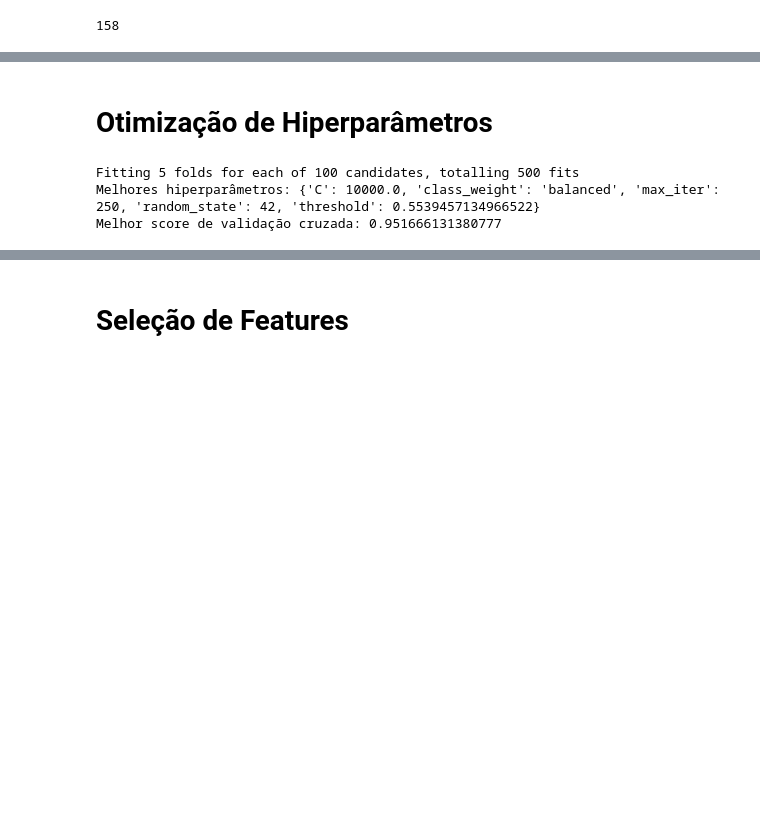
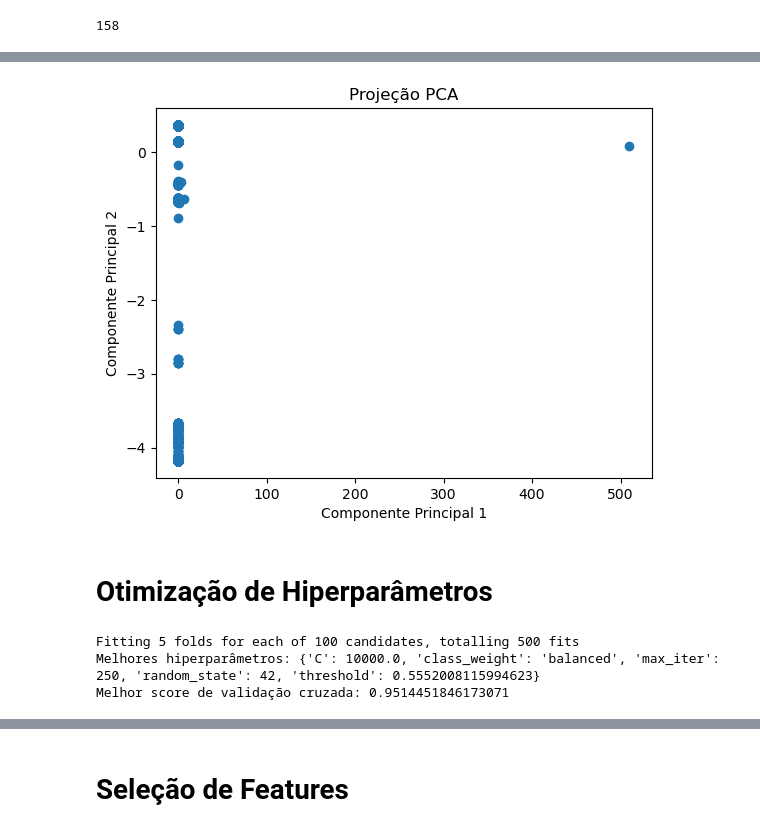
Before and after one commit to igorruys/ton-iot-mestrado, a Jupyter notebook: logreg_binario_novo.ipynb, the cells around one changed output, grey strips where cells are left out. Drawn from its saved outputs; the diff is of its cells as text; code cells hidden in the pictures; blank space fills up the shorter version.

```diff
--- a/logreg_binario_novo.ipynb
+++ b/logreg_binario_novo.ipynb
@@ -23,6 +24,9 @@ df = pd.read_csv('data/train_test_network.csv')
 # %%
 X = df.iloc[:, :-2]
 y = df.iloc[:, -2:]
+
+le = LabelEncoder()
+y.type = le.fit_transform(y.type)
 
 #X = X.drop(columns=['src_ip', 'src_port', 'dst_ip', 'dst_port'])
 
@@ -77,14 +96,28 @@ len(Xdev_pre.columns)
+# %%
+from sklearn.decomposition import PCA
+pca = PCA(n_components=2)
+
+mask = ydev.type == 2
+X_pca = pca.fit_transform(Xdev_pre[mask])
+
+plt.scatter(X_pca[:, 0], X_pca[:, 1])
+plt.xlabel("Componente Principal 1")
+plt.ylabel("Componente Principal 2")
+plt.title("Projeção PCA")
+plt.show()
+# %% [output]
+[figure, added]
 # %% [markdown]
 # Otimização de Hiperparâmetros
 # %%
-if False:
+if True:
     estimator = LogRegWithThreshold()
 
     param_distributions = {
         'C': np.logspace(-5, 4, 10),
         'max_iter': [250],
         'class_weight': [None, 'balanced'],
-        'threshold':uniform(0.5, 0.5), # Distribuição uniforme entre 0.5 e 1
+        'threshold':uniform(0, 1), # Distribuição uniforme entre 0 e 1
         'random_state': [42]  # Valor fixo
     }
 
@@ -109,5 +142,5 @@ if False:
     print("Melhor score de validação cruzada:", rscv.best_score_)
 # %% [output]
 Fitting 5 folds for each of 100 candidates, totalling 500 fits
-Melhores hiperparâmetros: {'C': 10000.0, 'class_weight': 'balanced', 'max_iter': 250, 'random_state': 42, 'threshold': 0.5539457134966522}
-Melhor score de validação cruzada: 0.951666131380777
+Melhores hiperparâmetros: {'C': 10000.0, 'class_weight': 'balanced', 'max_iter': 250, 'random_state': 42, 'threshold': 0.5552008115994623}
+Melhor score de validação cruzada: 0.9514451846173071
```
Also changed, not shown: parts of 18 cells of this notebook, 4 other files.
